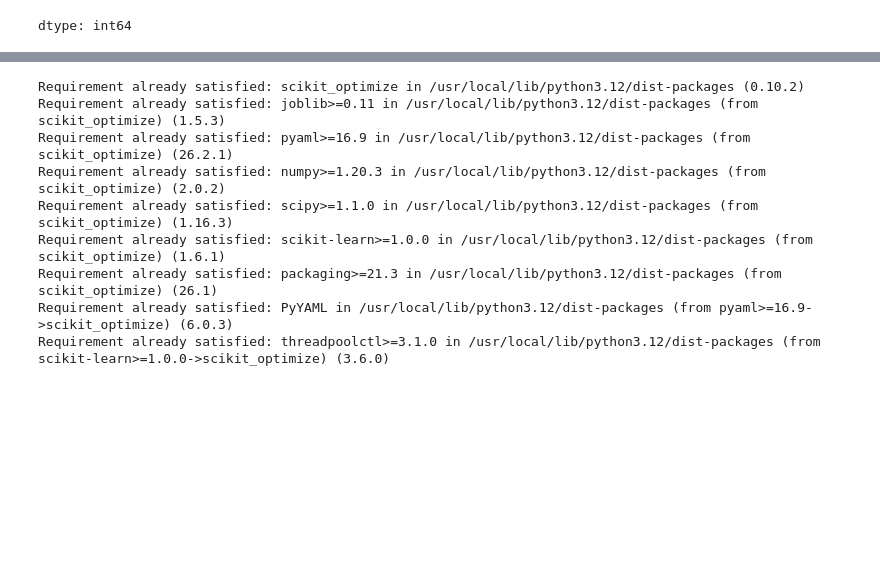
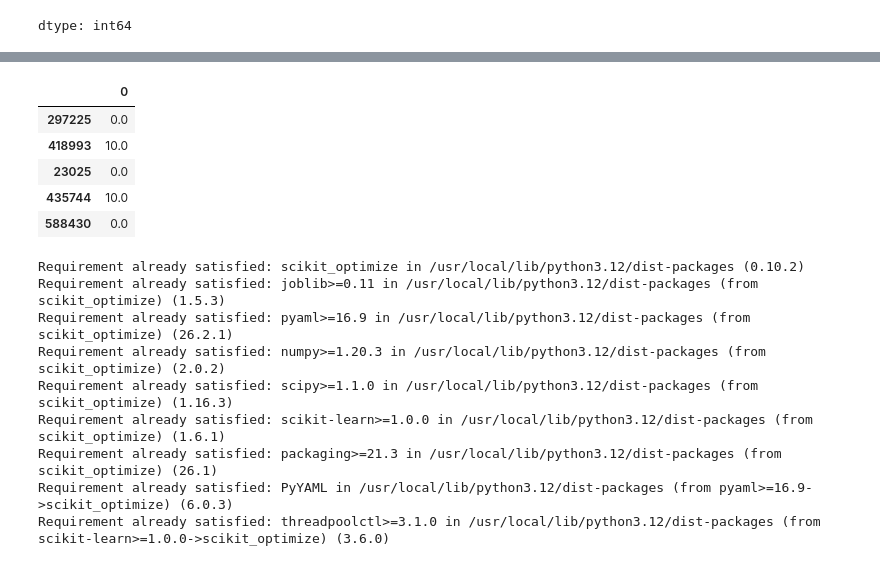
Before and after one commit to OmegaS48/Internship_NITP, a Jupyter notebook: Intern_Day5.ipynb, the cells around one changed output, grey strips where cells are left out. Cells and saved outputs as stored; diff of their text form; code cells hidden in the pictures; blank space fills up the shorter version.

```diff
--- a/Intern_Day5.ipynb
+++ b/Intern_Day5.ipynb
@@ -454,3 +352,12 @@ Y_train.shape
+# %%
+Y_train.head()
+# %% [output]
+|  | 0 |
+| 297225 | 0.0 |
+| 418993 | 10.0 |
+| 23025 | 0.0 |
+| 435744 | 10.0 |
+| 588430 | 0.0 |
 # %%
 from xgboost import XGBClassifier
 # %%
```
Also changed, not shown: parts of 63 cells of this notebook.
